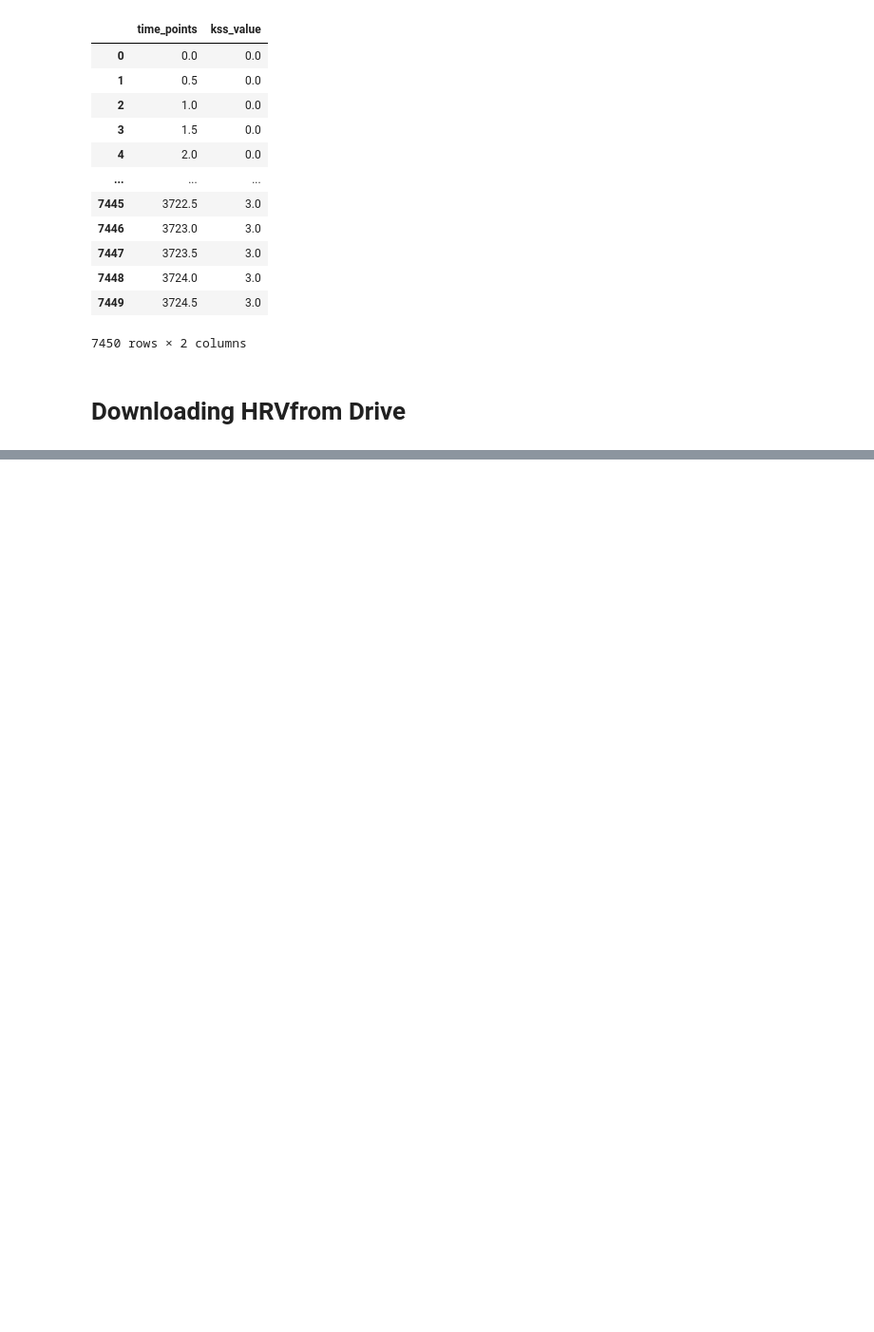
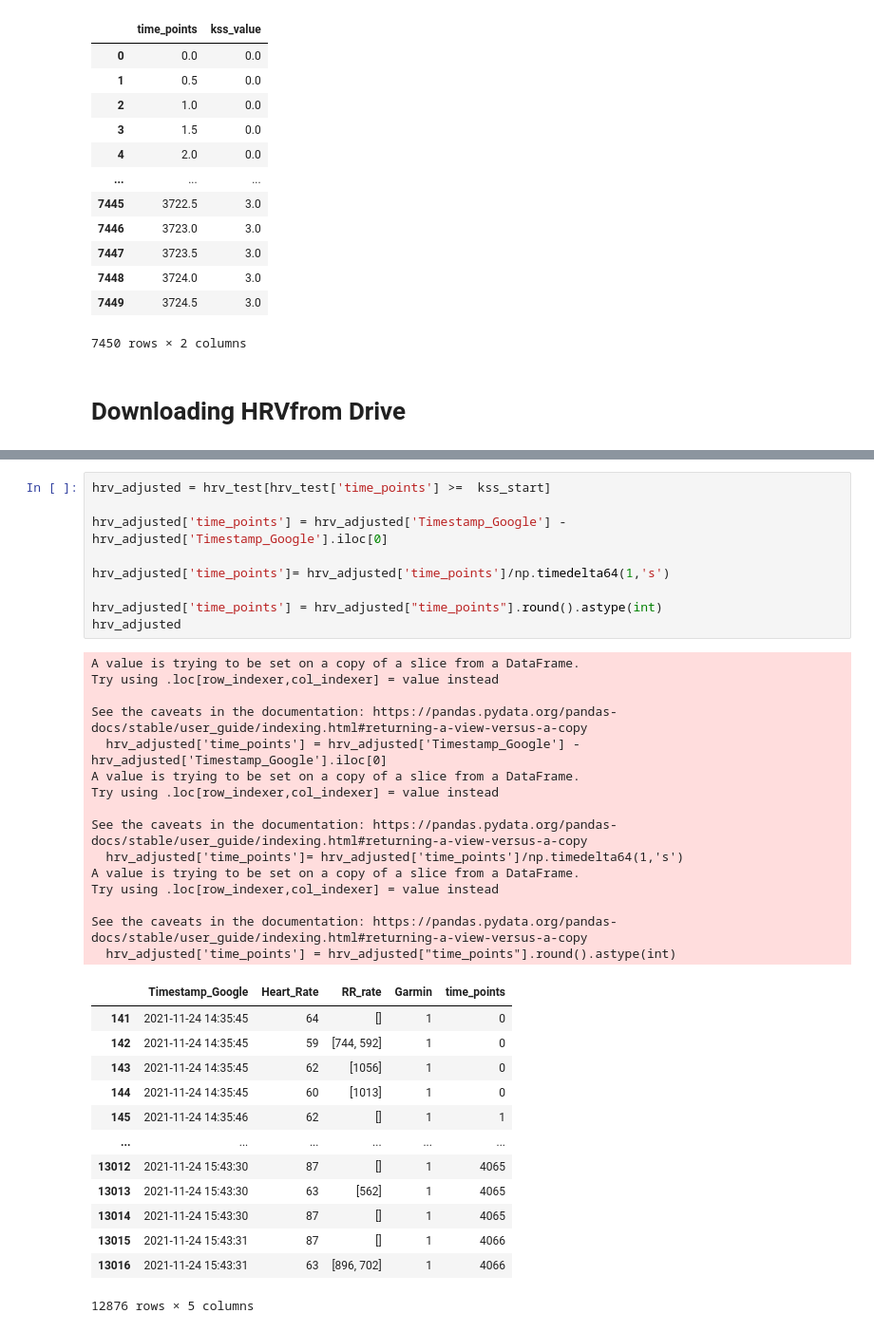
Before and after one commit to Jackfn96/3DS, a Jupyter notebook: notebooks/combiningKSS.ipynb, the cells around one changed output, grey strips where cells are left out. Shown at 95% size. Saved outputs shown, nothing was run; the diff lists cells and outputs as text; blank space fills up the shorter version.

```diff
--- a/notebooks/combiningKSS.ipynb
+++ b/notebooks/combiningKSS.ipynb
@@ -204,0 +381,38 @@ dataframes = hrv.get_dataframes()
+# %%
+hrv_adjusted = hrv_test[hrv_test['time_points'] >=  kss_start]
+
+hrv_adjusted['time_points'] = hrv_adjusted['Timestamp_Google'] - hrv_adjusted['Timestamp_Google'].iloc[0]
+
+hrv_adjusted['time_points']= hrv_adjusted['time_points']/np.timedelta64(1,'s')
+
+hrv_adjusted['time_points'] = hrv_adjusted["time_points"].round().astype(int)
+hrv_adjusted
+# %% [output]
+A value is trying to be set on a copy of a slice from a DataFrame.
+Try using .loc[row_indexer,col_indexer] = value instead
+
+See the caveats in the documentation: https://pandas.pydata.org/pandas-docs/stable/user_guide/indexing.html#returning-a-view-versus-a-copy
+  hrv_adjusted['time_points'] = hrv_adjusted['Timestamp_Google'] - hrv_adjusted['Timestamp_Google'].iloc[0]
+A value is trying to be set on a copy of a slice from a DataFrame.
+Try using .loc[row_indexer,col_indexer] = value instead
+
+See the caveats in the documentation: https://pandas.pydata.org/pandas-docs/stable/user_guide/indexing.html#returning-a-view-versus-a-copy
+  hrv_adjusted['time_points']= hrv_adjusted['time_points']/np.timedelta64(1,'s')
+A value is trying to be set on a copy of a slice from a DataFrame.
+Try using .loc[row_indexer,col_indexer] = value instead
+
+See the caveats in the documentation: https://pandas.pydata.org/pandas-docs/stable/user_guide/indexing.html#returning-a-view-versus-a-copy
+  hrv_adjusted['time_points'] = hrv_adjusted["time_points"].round().astype(int)
+|  | Timestamp_Google | Heart_Rate | RR_rate | Garmin | time_points |
+| 141 | 2021-11-24 14:35:45 | 64 | [] | 1 | 0 |
+| 142 | 2021-11-24 14:35:45 | 59 | [744, 592] | 1 | 0 |
+| 143 | 2021-11-24 14:35:45 | 62 | [1056] | 1 | 0 |
+| 144 | 2021-11-24 14:35:45 | 60 | [1013] | 1 | 0 |
+| 145 | 2021-11-24 14:35:46 | 62 | [] | 1 | 1 |
+| ... | ... | ... | ... | ... | ... |
+| 13012 | 2021-11-24 15:43:30 | 87 | [] | 1 | 4065 |
+| 13013 | 2021-11-24 15:43:30 | 63 | [562] | 1 | 4065 |
+| 13014 | 2021-11-24 15:43:30 | 87 | [] | 1 | 4065 |
+| 13015 | 2021-11-24 15:43:31 | 87 | [] | 1 | 4066 |
+| 13016 | 2021-11-24 15:43:31 | 63 | [896, 702] | 1 | 4066 |
+12876 rows × 5 columns
```
Also changed, not shown: parts of 20 cells of this notebook, 3 other files.
